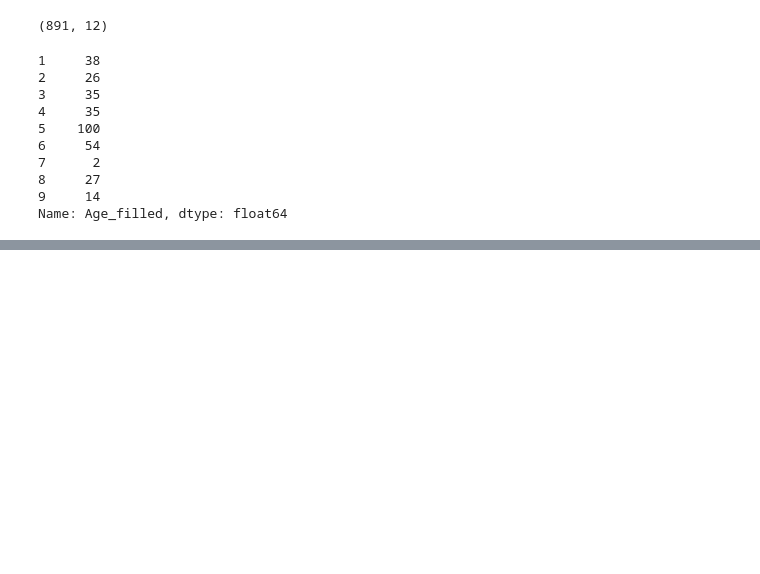
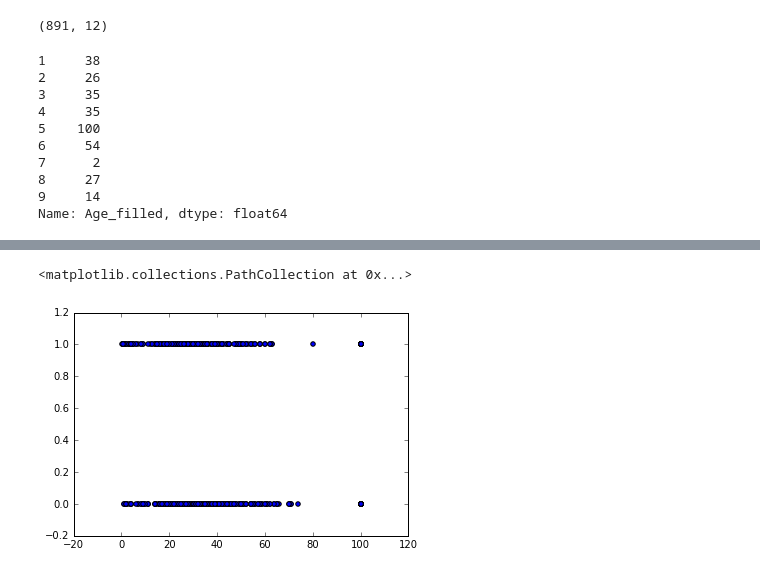
Before and after one commit to liufuyang/titanic, a Jupyter notebook: Simple_modle.ipynb, the cells around one changed output, grey strips where cells are left out. Saved outputs shown, nothing was run; the diff lists cells and outputs as text; code cells hidden in the pictures; blank space fills up the shorter version.

```diff
--- a/Simple_modle.ipynb
+++ b/Simple_modle.ipynb
@@ -95,0 +100,5 @@ print np.std(df['Age_filled'],ddof=1)
+# %%
+plt.scatter(df['Age_filled'], df['Survived'])
+# %% [output]
+<matplotlib.collections.PathCollection at 0x...>
+[figure, added]
```
Also changed, not shown: parts of 5 cells of this notebook.
